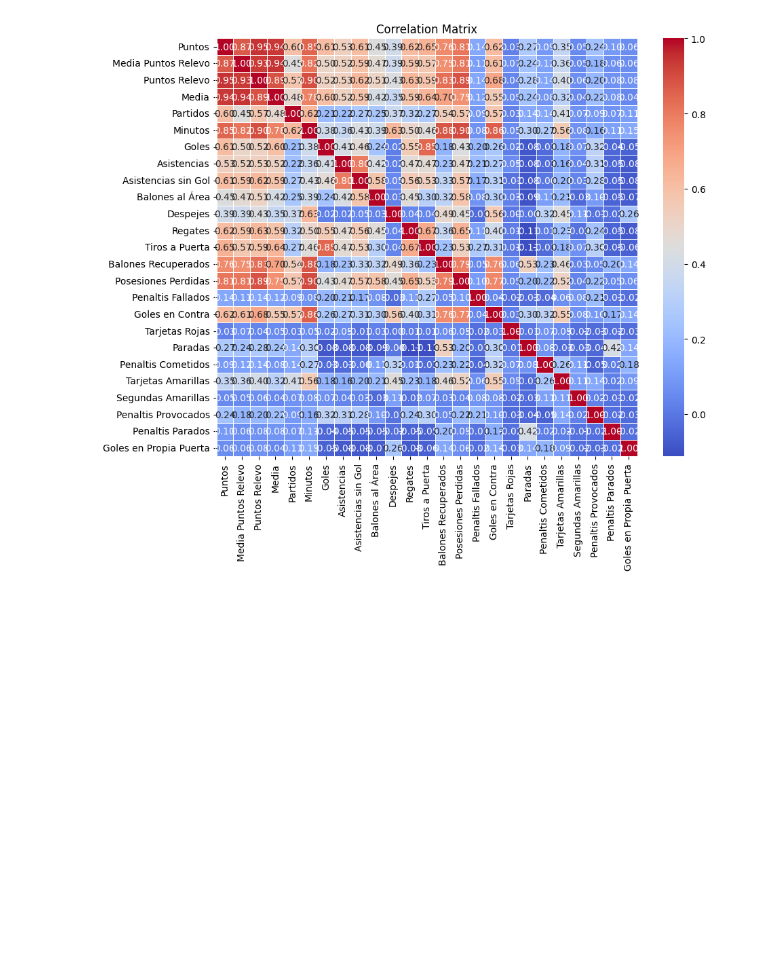
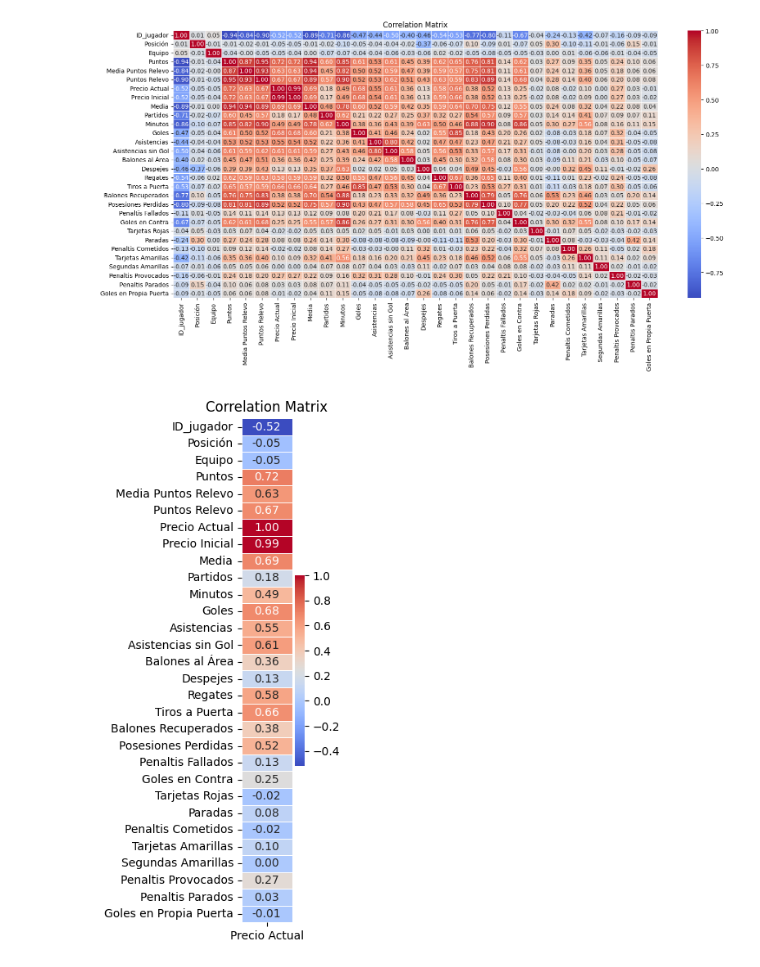
Before and after one commit to SantiMiquel/FantasyRegression, a Jupyter notebook: fantasy.ipynb, the cells around one changed output. Cells and saved outputs as stored; diff of their text form; code cells hidden in the pictures; blank space fills up the shorter version.

```diff
--- a/fantasy.ipynb
+++ b/fantasy.ipynb
@@ -56,10 +52,14 @@ Goles en Propia Puerta      2
 dtype: int64
 # %%
 df.rename(columns={'Unnamed: 0': 'ID_jugador'}, inplace=True)
+
 df['Precio Actual'] = df['Precio Actual'].str.replace('.','')
 df['Precio Inicial'] = df['Precio Inicial'].str.replace('.','')
+
+df = df[df['Posición'] != 'DT']
+df.drop(columns=['Nombre'], inplace=True)
+
 le = LabelEncoder()
 df['Posición'] = le.fit_transform(df['Posición'])
-print(df['Equipo'].unique())
 df['Equipo'] = le.fit_transform(df['Equipo'])
 # %% [output]
@@ -70,8 +83,15 @@ df['Equipo'] = le.fit_transform(df['Equipo'])
 # %%
 corr_matrix = df.corr()
-plt.figure(figsize=(10, 8))
+corr_preu_actual = corr_matrix[['Precio Actual']]
+
+plt.figure(figsize=(18, 8))
 sns.heatmap(corr_matrix, annot=True, cmap='coolwarm', fmt='.2f', linewidths=.5)
 plt.title('Correlation Matrix')
+
+plt.figure(figsize=(1,8))
+sns.heatmap(corr_preu_actual, annot=True, cmap='coolwarm', fmt='.2f', linewidths=.5)
+plt.title('Correlation Matrix')
 plt.show()
 # %% [output]
-[figure, old version]
+[figure, new version]
+[figure, added]
```
Also changed, not shown: parts of 4 cells of this notebook, 2 other files.
